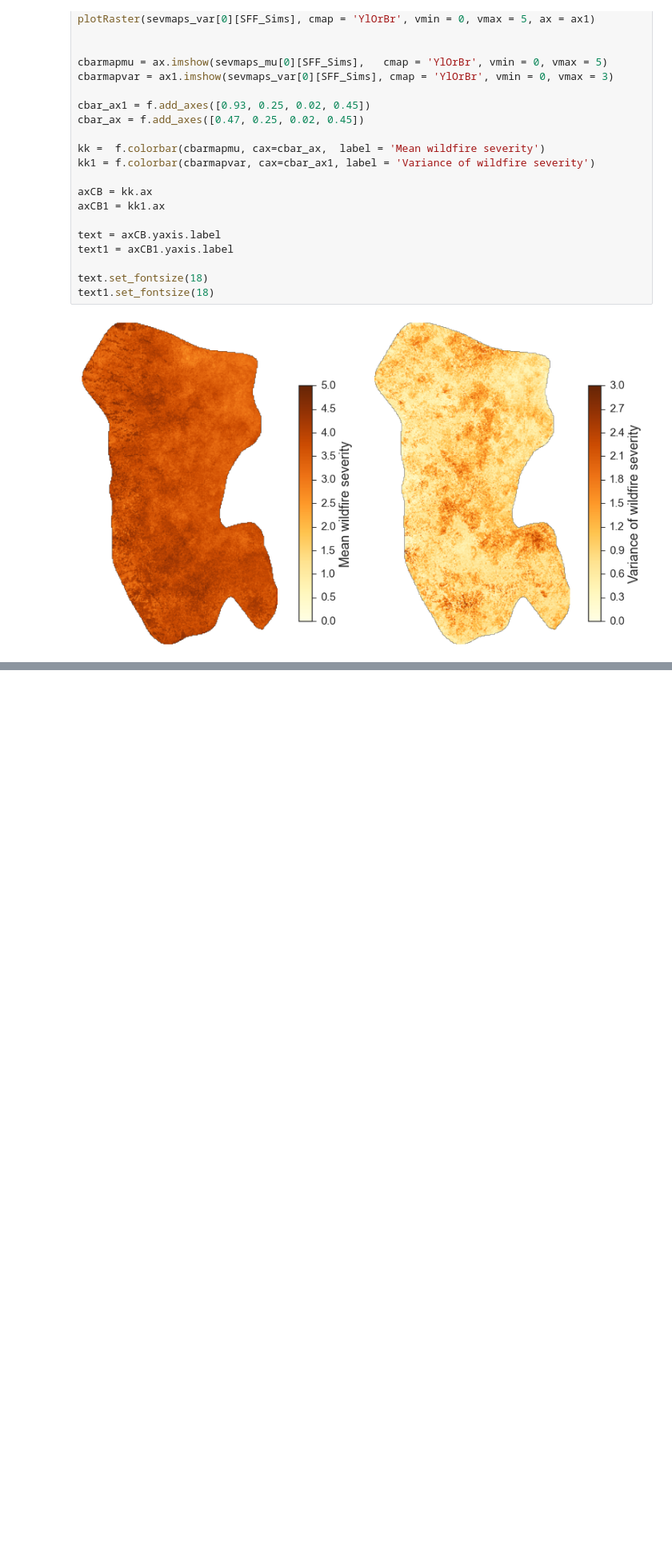
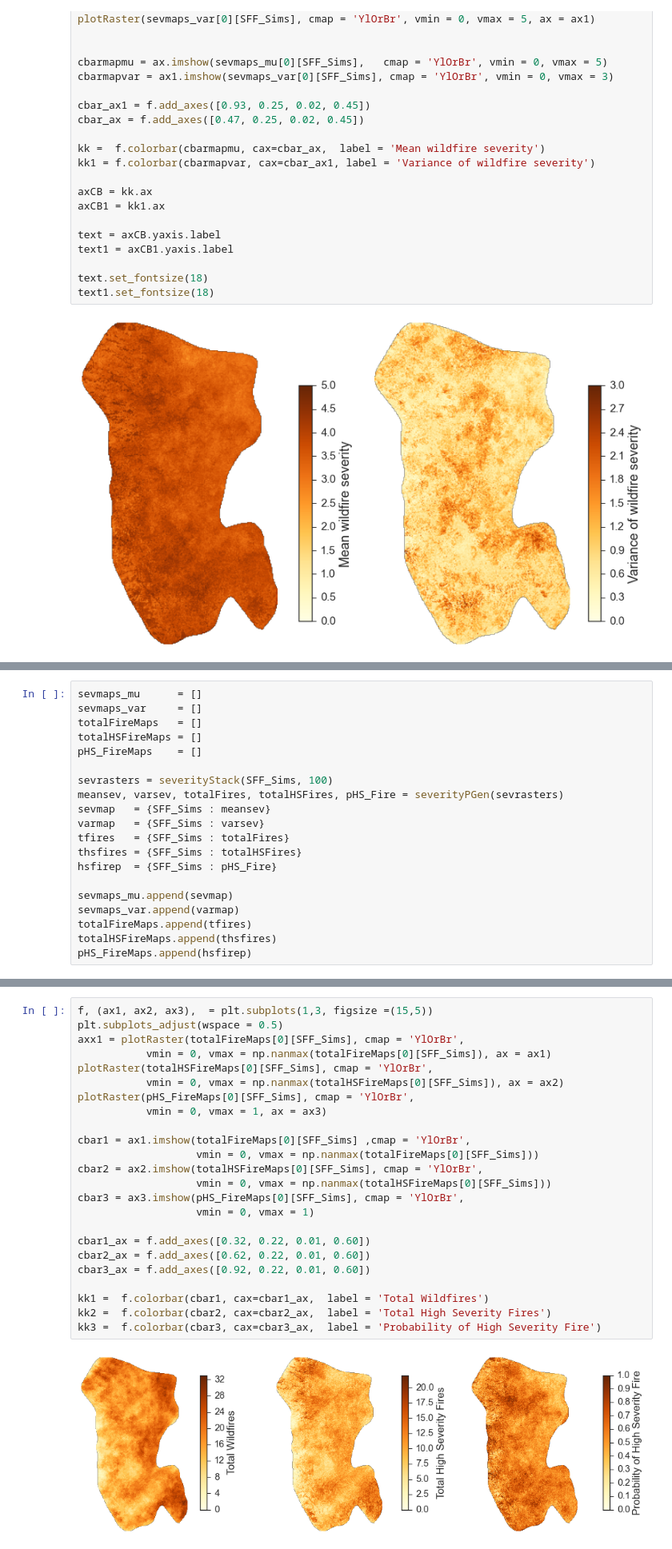
Before and after one commit to djkrofch/SantaFe_Fireshed, a Jupyter notebook: SF_Fireshed_Prep.ipynb, the cells around one changed output, grey strips where cells are left out. Shown at 80% size. Saved outputs shown, nothing was run; the diff lists cells and outputs as text; blank space fills up the shorter version.

```diff
--- a/SF_Fireshed_Prep.ipynb
+++ b/SF_Fireshed_Prep.ipynb
@@ -666,0 +707,20 @@ text1.set_fontsize(18)
+# %%
+sevmaps_mu      = []
+sevmaps_var     = []
+totalFireMaps   = []
+totalHSFireMaps = []
+pHS_FireMaps    = []
+
+sevrasters = severityStack(SFF_Sims, 100)
+meansev, varsev, totalFires, totalHSFires, pHS_Fire = severityPGen(sevrasters)
+sevmap   = {SFF_Sims : meansev}
+varmap   = {SFF_Sims : varsev}
+tfires   = {SFF_Sims : totalFires}
+thsfires = {SFF_Sims : totalHSFires}
+hsfirep  = {SFF_Sims : pHS_Fire}
+
+sevmaps_mu.append(sevmap)
+sevmaps_var.append(varmap)
+totalFireMaps.append(tfires)
+totalHSFireMaps.append(thsfires)
+pHS_FireMaps.append(hsfirep)
@@ -666,0 +730,26 @@ text1.set_fontsize(18)
+# %%
+f, (ax1, ax2, ax3),  = plt.subplots(1,3, figsize =(15,5))
+plt.subplots_adjust(wspace = 0.5)
+axx1 = plotRaster(totalFireMaps[0][SFF_Sims], cmap = 'YlOrBr',
+           vmin = 0, vmax = np.nanmax(totalFireMaps[0][SFF_Sims]), ax = ax1)
+plotRaster(totalHSFireMaps[0][SFF_Sims], cmap = 'YlOrBr',
+           vmin = 0, vmax = np.nanmax(totalHSFireMaps[0][SFF_Sims]), ax = ax2)
+plotRaster(pHS_FireMaps[0][SFF_Sims], cmap = 'YlOrBr',
+           vmin = 0, vmax = 1, ax = ax3)
+
+cbar1 = ax1.imshow(totalFireMaps[0][SFF_Sims] ,cmap = 'YlOrBr',
+                   vmin = 0, vmax = np.nanmax(totalFireMaps[0][SFF_Sims]))
+cbar2 = ax2.imshow(totalHSFireMaps[0][SFF_Sims], cmap = 'YlOrBr',
+                   vmin = 0, vmax = np.nanmax(totalHSFireMaps[0][SFF_Sims]))
+cbar3 = ax3.imshow(pHS_FireMaps[0][SFF_Sims], cmap = 'YlOrBr',
+                   vmin = 0, vmax = 1)
+
+cbar1_ax = f.add_axes([0.32, 0.22, 0.01, 0.60])
+cbar2_ax = f.add_axes([0.62, 0.22, 0.01, 0.60])
+cbar3_ax = f.add_axes([0.92, 0.22, 0.01, 0.60])
+
+kk1 =  f.colorbar(cbar1, cax=cbar1_ax,  label = 'Total Wildfires')
+kk2 =  f.colorbar(cbar2, cax=cbar2_ax,  label = 'Total High Severity Fires')
+kk3 =  f.colorbar(cbar3, cax=cbar3_ax,  label = 'Probability of High Severity Fire')
+# %% [output]
+[figure, added]
```
Also changed, not shown: parts of 4 cells of this notebook.
